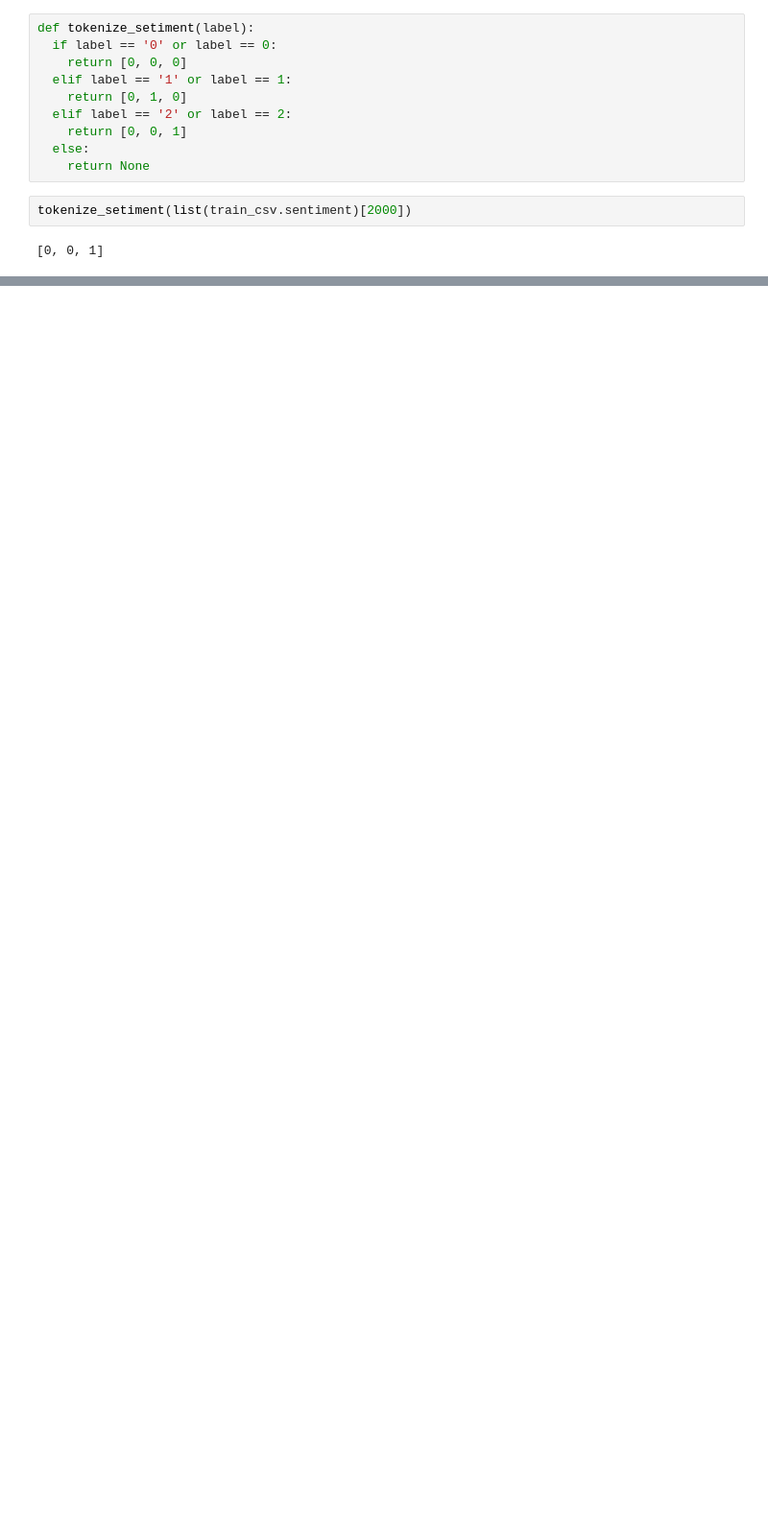
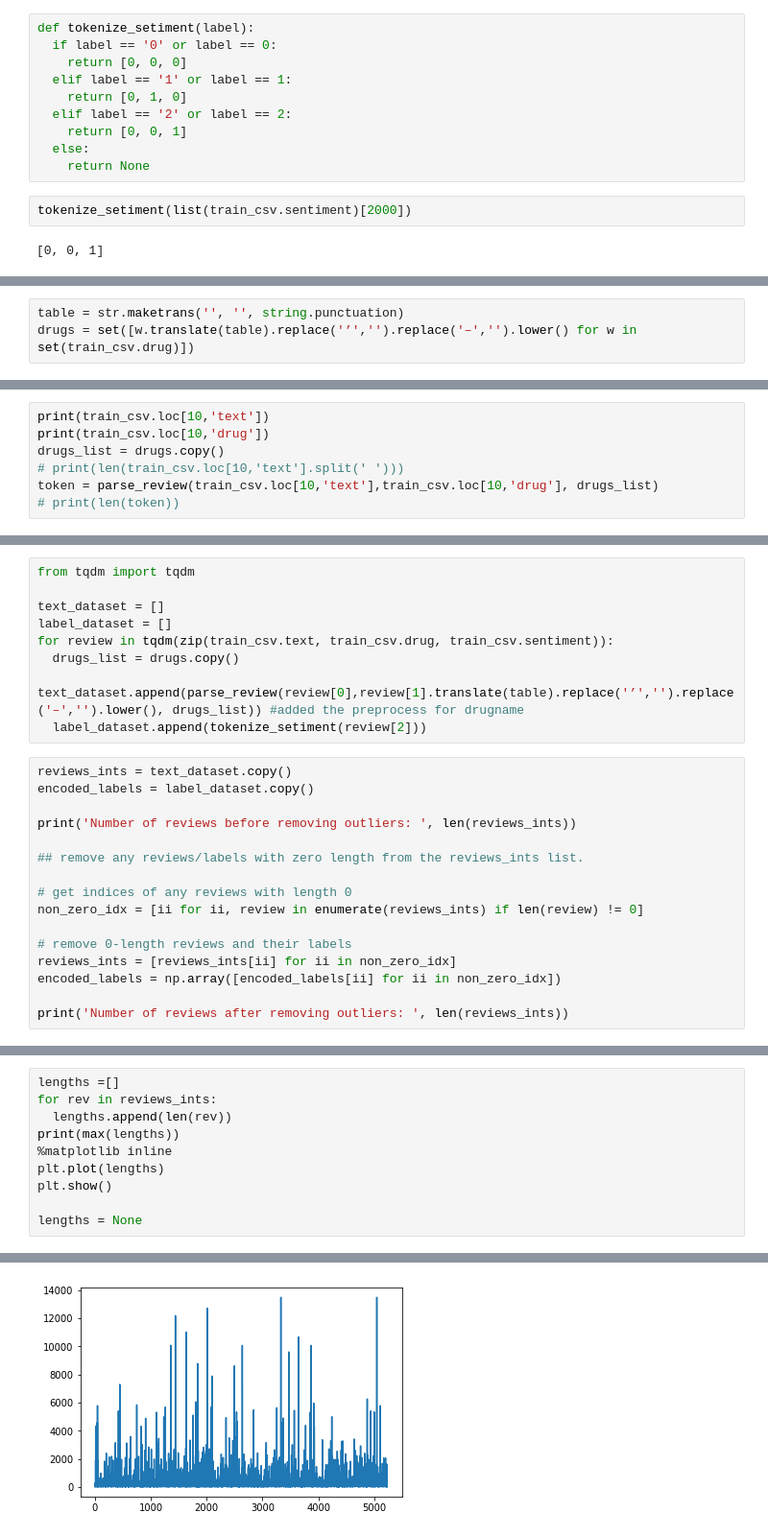
Before and after one commit to tshanmukh/innoplexus_challenge_sentiment_analysis, a Jupyter notebook: sentiment_analysis.ipynb, the cells around one changed output, grey strips where cells are left out. Shown: that part at 96% size. Cells and saved outputs as stored; diff of their text form; blank space fills up the shorter version.

```diff
--- a/sentiment_analysis.ipynb
+++ b/sentiment_analysis.ipynb
@@ -199,0 +210,3 @@ tokenize_setiment(list(train_csv.sentiment)[2000])
+# %%
+table = str.maketrans('', '', string.punctuation)
+drugs = set([w.translate(table).replace('’','').replace('–','').lower() for w in set(train_csv.drug)])
@@ -199,0 +233,7 @@ tokenize_setiment(list(train_csv.sentiment)[2000])
+# %%
+print(train_csv.loc[10,'text'])
+print(train_csv.loc[10,'drug'])
+drugs_list = drugs.copy()
+# print(len(train_csv.loc[10,'text'].split(' ')))
+token = parse_review(train_csv.loc[10,'text'],train_csv.loc[10,'drug'], drugs_list)
+# print(len(token))
@@ -199,0 +245,25 @@ tokenize_setiment(list(train_csv.sentiment)[2000])
+# %%
+from tqdm import tqdm
+
+text_dataset = []
+label_dataset = []
+for review in tqdm(zip(train_csv.text, train_csv.drug, train_csv.sentiment)):
+  drugs_list = drugs.copy()
+  text_dataset.append(parse_review(review[0],review[1].translate(table).replace('’','').replace('–','').lower(), drugs_list)) #added the preprocess for drugname
+  label_dataset.append(tokenize_setiment(review[2]))
+# %%
+reviews_ints = text_dataset.copy()
+encoded_labels = label_dataset.copy()
+
+print('Number of reviews before removing outliers: ', len(reviews_ints))
+
+## remove any reviews/labels with zero length from the reviews_ints list.
+
+# get indices of any reviews with length 0
+non_zero_idx = [ii for ii, review in enumerate(reviews_ints) if len(review) != 0]
+
+# remove 0-length reviews and their labels
+reviews_ints = [reviews_ints[ii] for ii in non_zero_idx]
+encoded_labels = np.array([encoded_labels[ii] for ii in non_zero_idx])
+
+print('Number of reviews after removing outliers: ', len(reviews_ints))
@@ -199,0 +289,11 @@ tokenize_setiment(list(train_csv.sentiment)[2000])
+# %%
+lengths =[]
+for rev in reviews_ints:
+  lengths.append(len(rev))
+print(max(lengths))
+%matplotlib inline
+plt.plot(lengths)
+plt.show()
+
+lengths = None
+# %% [output]
@@ -199,0 +301 @@ tokenize_setiment(list(train_csv.sentiment)[2000])
+[figure, added]
```
Also changed, not shown: parts of 47 cells of this notebook.
